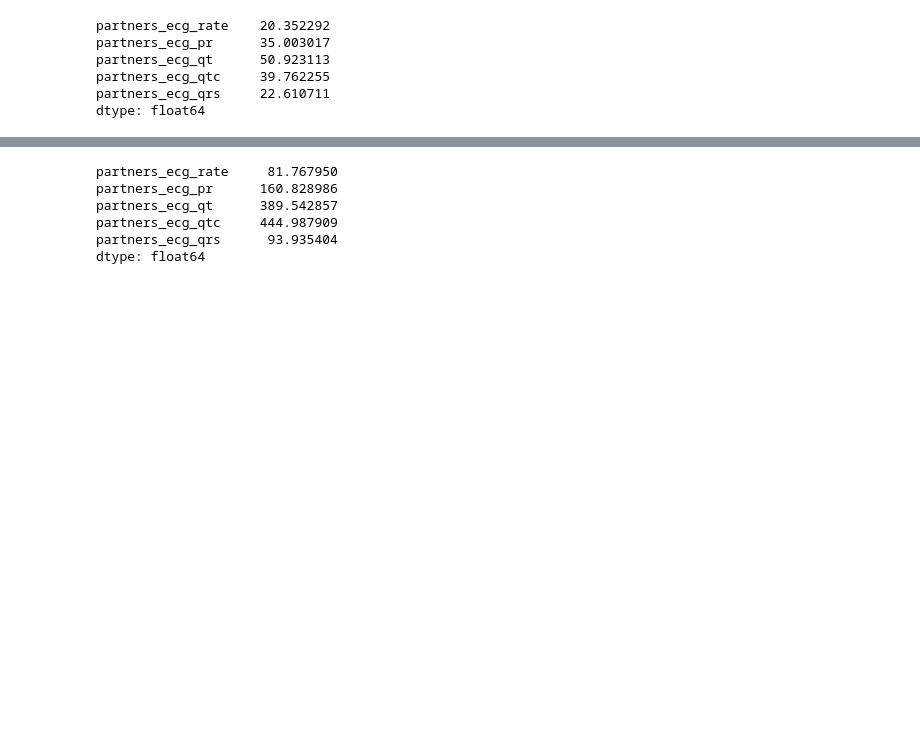
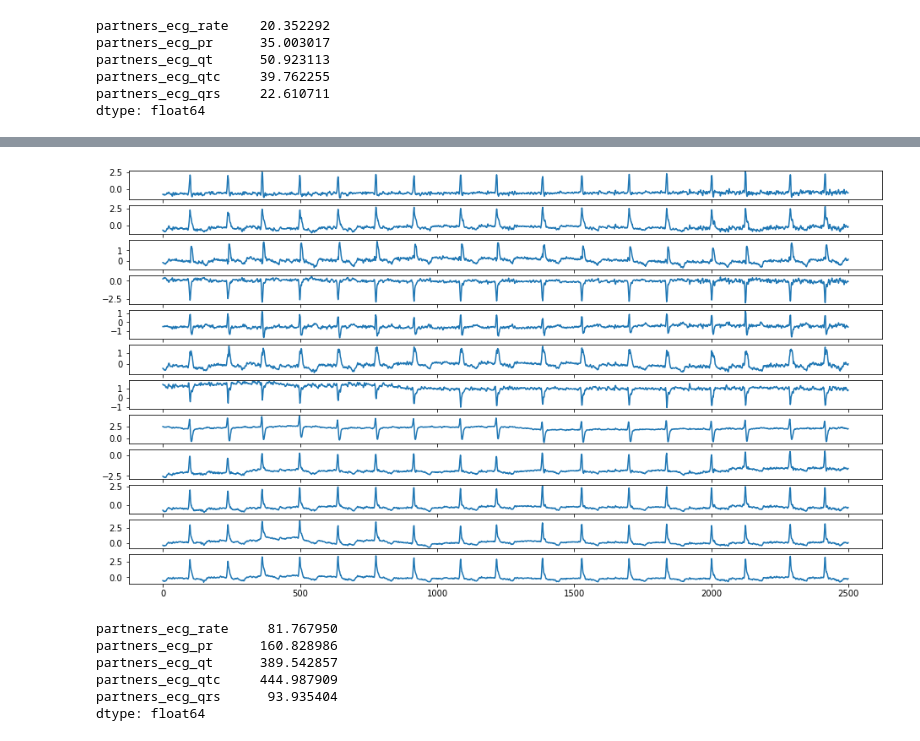
Before and after one commit to broadinstitute/ml4h, a Jupyter notebook: notebooks/ecg/ecg_partners.ipynb, the cells around one changed output, grey strips where cells are left out. Saved outputs shown, nothing was run; the diff lists cells and outputs as text; code cells hidden in the pictures; blank space fills up the shorter version.

```diff
--- a/notebooks/ecg/ecg_partners.ipynb
+++ b/notebooks/ecg/ecg_partners.ipynb
@@ -112,13 +123,12 @@ dtype: float64
 a = tmaps_with_properties_from_keys(
     '/home/erik/partners_ecg/hd5/2019-01',
     {
-        'partners_ecg_rate': lambda x: x > 0,
-        'partners_ecg_pr': lambda x: x > 0,
-        'partners_ecg_qt': lambda x: x > 0,
-        'partners_ecg_qtc': lambda x: x > 0,
-        'partners_ecg_qrs': lambda x: x > 0
+        "partners_ecg_voltage": lambda x: True
+#         'partners_ecg_rate': lambda x: x > 0,
+#         'partners_ecg_pr': lambda x: x > 0,
+#         'partners_ecg_qt': lambda x: x > 0,
+#         'partners_ecg_qtc': lambda x: x > 0,
+#         'partners_ecg_qrs': lambda x: x > 0
     },
-    search_size = 20000
+    search_size = 10
 )
-dd = tmap_dic_to_df(a)
-dd
@@ -139,3 +135,35 @@ dd
+# %%
+%matplotlib inline
+
+def plot_ecg_from_tmap_dic(tmap_dic):
+    sample_id = []
+    tmaps = []
+    tmap_names = []
+    tmap_shapes = []
+    for i, entry in enumerate(tmap_dic):
+        for t in tmap_dic[entry]:
+            tmap_names.append(t.name)
+            tmaps.append(np.zeros(len(tmap_dic)))
+            tmap_shapes.append(t.shape)
+        break
+
+    for i, entry in enumerate(tmap_dic):
+        sample_id.append(entry)
+        for it, t in enumerate(tmap_dic[entry]):
+            f, ax = plt.subplots(12, 1)
+            f.set_size_inches(16,9)
+            voltage = tmap_dic[entry][t]
+
+            for lead in range(0, 12):
+                ax[lead].plot(voltage[:, lead])
+
+            f.savefig("/home/erik/ecg_voltage.png")
+            break
+        break
+# %%
+plot_ecg_from_tmap_dic(a)
+# %% [output]
+[figure, added]
 # %%
 dd.mean()
 # %% [output]
```
Also changed, not shown: parts of 5 cells of this notebook, 4 other files.
